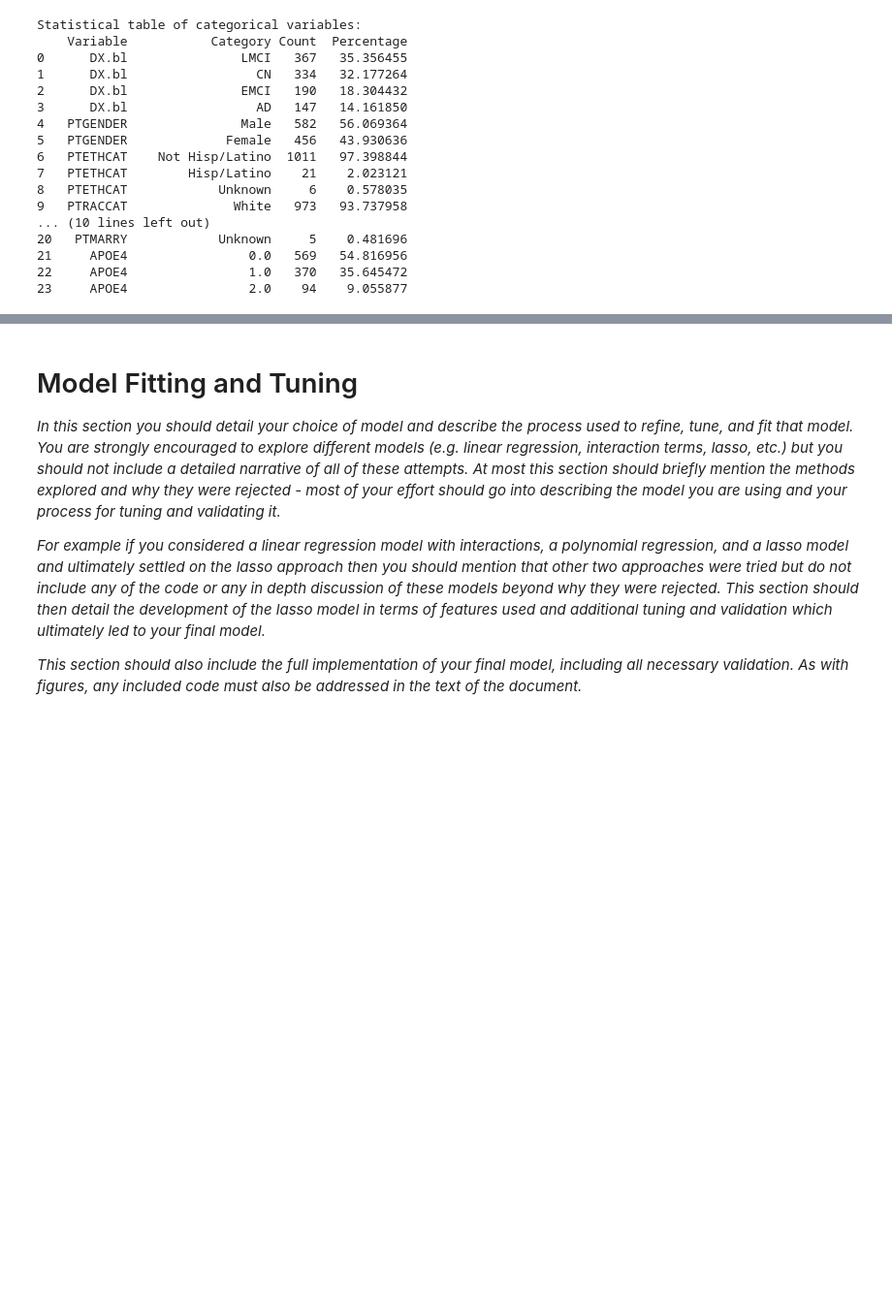
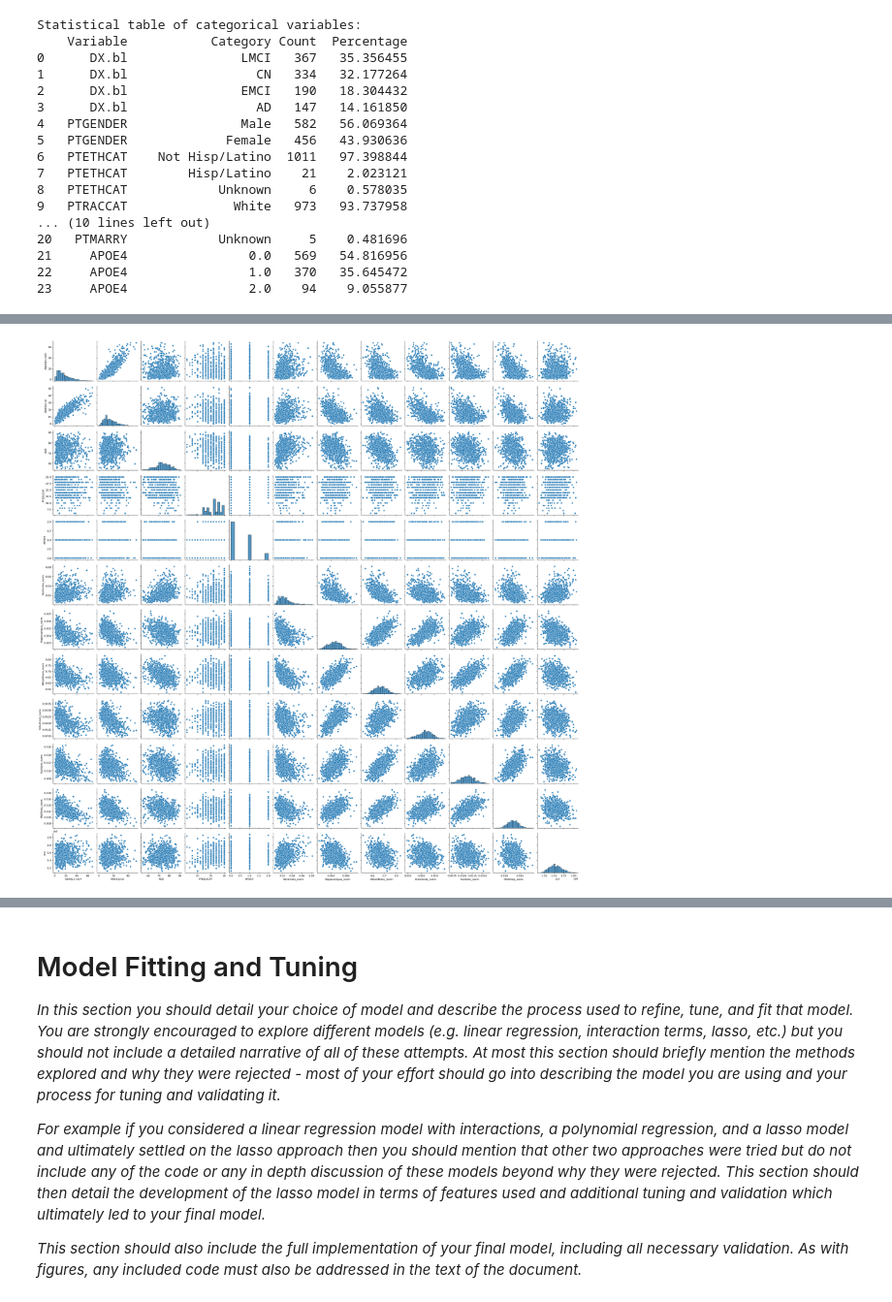
Before and after one commit to AwuoeZYC/Project_1, a Jupyter notebook: project1_.ipynb, the cells around one changed output, grey strips where cells are left out. Shown at 97% size. Saved outputs shown, nothing was run; the diff lists cells and outputs as text; code cells hidden in the pictures; blank space fills up the shorter version.

```diff
--- a/project1_.ipynb
+++ b/project1_.ipynb
@@ -187,7 +187,7 @@ target = 'ADAS13.m24'
 features = d.columns.drop(['RID', 'ADAS13.m24'])  # Exclude person identifier and target(还有第一列的序号)
 
 # Drop rows with missing values (or consider imputation strategies)
-d_clean = d.dropna().copy()
+d_clean = d.dropna().copy().drop(columns=['RID'])
 '''
 d_clean = d.copy()
 n = list(d_clean.columns)
@@ -213,6 +227,7 @@ KeyError: "['NewColumn_0'] not found in axis"
 # %%
 sns.pairplot(d_clean[['ADAS13.m24', 'ADAS13.bl', 'AGE', 'PTEDUCAT', 'APOE4', 'Ventricles_norm', 'Hippocampus_norm',
                       'WholeBrain_norm', 'Entorhinal_norm', 'Fusiform_norm', 'MidTemp_norm', 'ICV']])
-plt.suptitle("A pairwise diagram of the relationship between variables", y=1.02)
 plt.show()
+# %% [output]
+[figure, added]
 # %%
```
Also changed, not shown: parts of 2 cells of this notebook.
